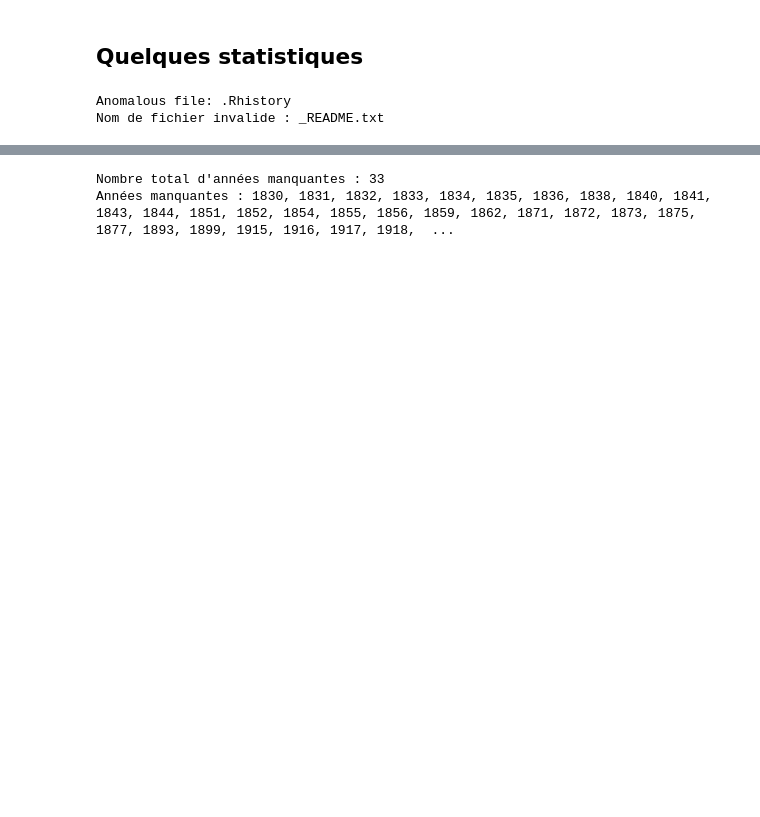
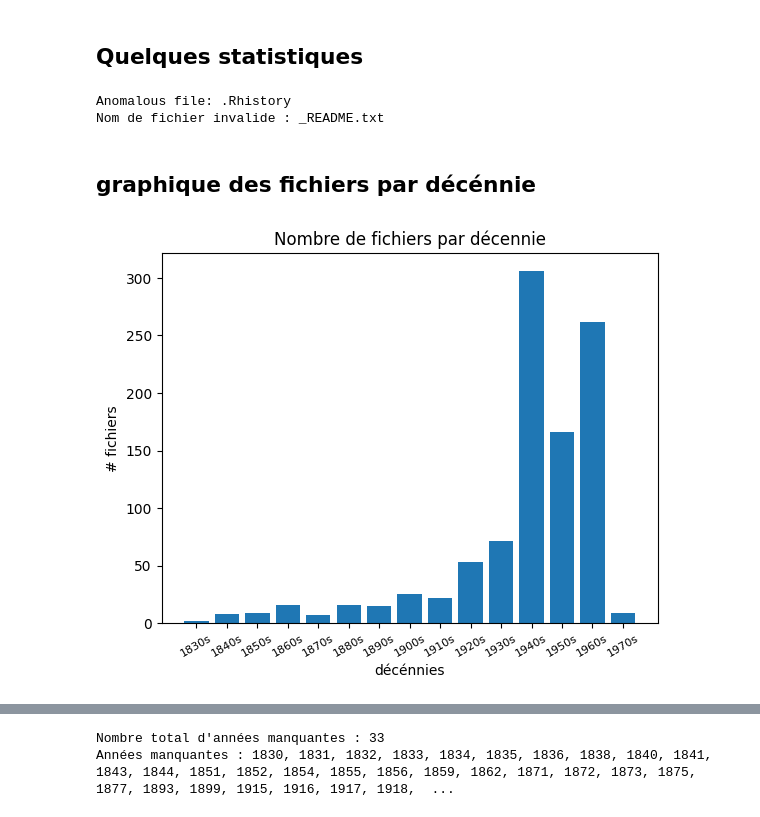
Before and after one commit to mjottrand/tac, a Jupyter notebook: tps/tp4/Explore.ipynb, the cells around one changed output, grey strips where cells are left out. Drawn from its saved outputs; the diff is of its cells as text; code cells hidden in the pictures; blank space fills up the shorter version.

```diff
--- a/tps/tp4/Explore.ipynb
+++ b/tps/tp4/Explore.ipynb
@@ -91,6 +93,22 @@ for f in files:
 # %% [output]
 Anomalous file: .Rhistory
 Nom de fichier invalide : _README.txt
+# %% [markdown]
+## graphique des fichiers par décénnie
+# %%
+# Trier les décennies (chaînes comme "1830s", "1840s", ...) par valeur numérique
+decades = sorted(count_decade.keys(), key=lambda x: int(x[:4]))
+values = [count_decade[d] for d in decades]
+
+index = np.arange(len(decades))
+plt.bar(index,values)
+plt.xlabel('décénnies')
+plt.ylabel('# fichiers')
+plt.xticks(index, decades, fontsize=8, rotation=30)
+plt.title('Nombre de fichiers par décennie')
+plt.show()
+# %% [output]
+[figure, added]
 # %%
 journaux = {
     "JB421":  "L'Avenir du Luxembourg",
```
Also changed, not shown: parts of 18 cells of this notebook.
